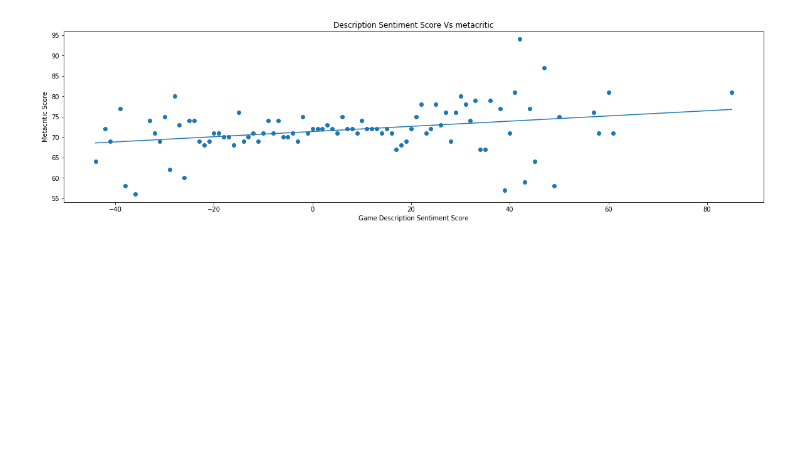
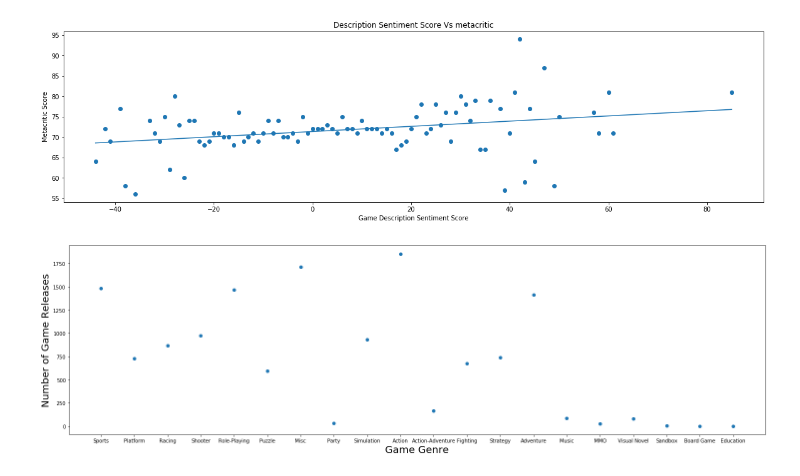
Before and after one commit to viktorattilakelemen/BigGame, a Jupyter notebook: Data_explore_slim.ipynb, the cells around one changed output. Saved outputs shown, nothing was run; the diff lists cells and outputs as text; code cells hidden in the pictures; blank space fills up the shorter version.

```diff
--- a/Data_explore_slim.ipynb
+++ b/Data_explore_slim.ipynb
@@ -466,0 +466,17 @@ plt.show()
+# %%
+#game dist by genre
+genre_dist = {}
+for index, row in data.iterrows():
+    g = row["Genre"]
+    if g not in genre_dist:
+        genre_dist[g] = 0
+    genre_dist[g] +=1
+
+plt.figure(figsize=(25,7))
+plt.scatter(genre_dist.keys(), genre_dist.values())
+plt.title("")
+plt.xlabel("Game Genre", fontsize=20)
+plt.ylabel("Number of Game Releases", fontsize =20)
+plt.show()
+# %% [output]
+[figure, added]
```
Also changed, not shown: parts of 9 cells of this notebook.
